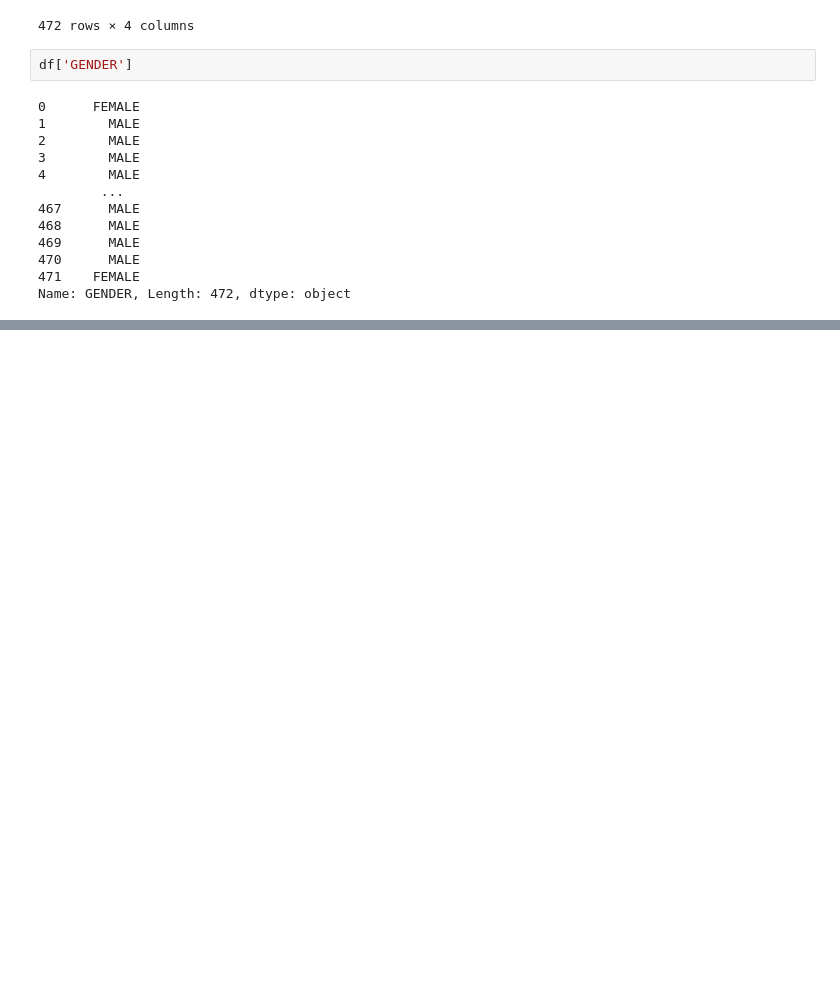
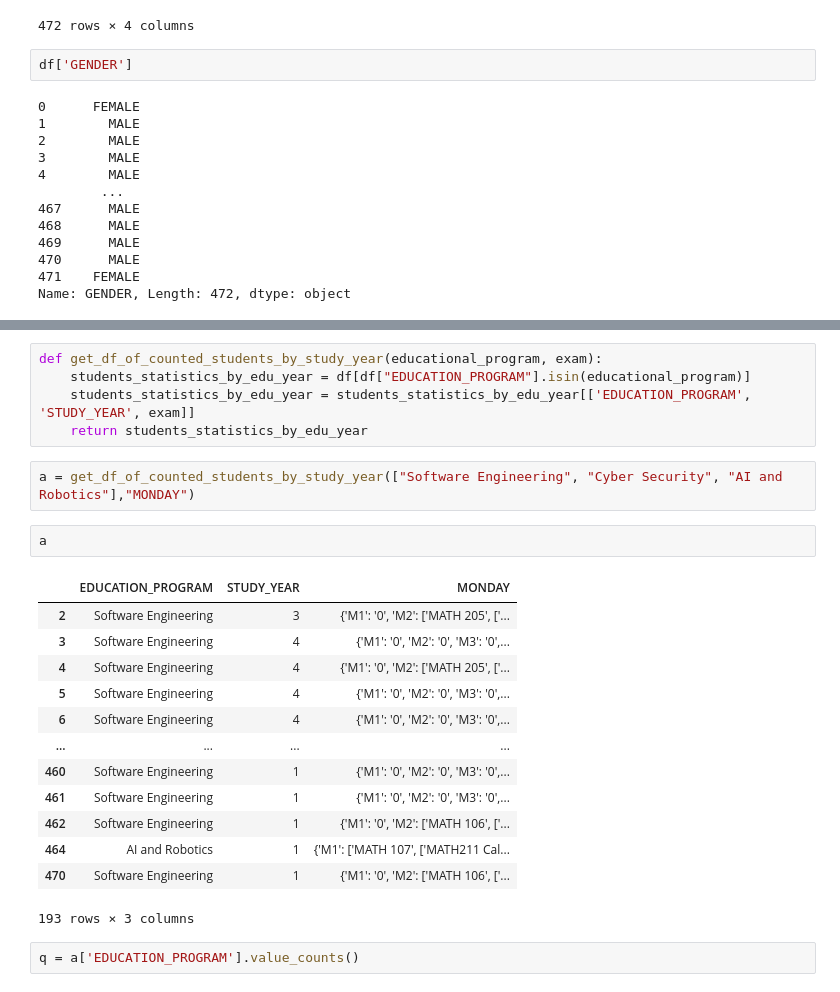
Before and after one commit to azamatzakirovch/resit_exam_data_visualization, a Jupyter notebook: students_data_review.ipynb, the cells around one changed output, grey strips where cells are left out. Drawn from its saved outputs; the diff is of its cells as text; blank space fills up the shorter version.

```diff
--- a/students_data_review.ipynb
+++ b/students_data_review.ipynb
@@ -328,0 +407,25 @@ Name: GENDER, Length: 472, dtype: object
+# %%
+def get_df_of_counted_students_by_study_year(educational_program, exam):
+    students_statistics_by_edu_year = df[df["EDUCATION_PROGRAM"].isin(educational_program)]
+    students_statistics_by_edu_year = students_statistics_by_edu_year[['EDUCATION_PROGRAM', 'STUDY_YEAR', exam]]
+    return students_statistics_by_edu_year
+# %%
+a = get_df_of_counted_students_by_study_year(["Software Engineering", "Cyber Security", "AI and Robotics"],"MONDAY")
+# %%
+a
+# %% [output]
+|  | EDUCATION_PROGRAM | STUDY_YEAR | MONDAY |
+| 2 | Software Engineering | 3 | {'M1': '0', 'M2': ['MATH 205', ['... |
+| 3 | Software Engineering | 4 | {'M1': '0', 'M2': '0', 'M3': '0',... |
+| 4 | Software Engineering | 4 | {'M1': '0', 'M2': ['MATH 205', ['... |
+| 5 | Software Engineering | 4 | {'M1': '0', 'M2': '0', 'M3': '0',... |
+| 6 | Software Engineering | 4 | {'M1': '0', 'M2': '0', 'M3': '0',... |
+| ... | ... | ... | ... |
+| 460 | Software Engineering | 1 | {'M1': '0', 'M2': '0', 'M3': '0',... |
+| 461 | Software Engineering | 1 | {'M1': '0', 'M2': '0', 'M3': '0',... |
+| 462 | Software Engineering | 1 | {'M1': '0', 'M2': ['MATH 106', ['... |
+| 464 | AI and Robotics | 1 | {'M1': ['MATH 107', ['MATH211 Cal... |
+| 470 | Software Engineering | 1 | {'M1': '0', 'M2': ['MATH 106', ['... |
+193 rows × 3 columns
+# %%
+q = a['EDUCATION_PROGRAM'].value_counts()
```
Also changed, not shown: parts of 12 cells of this notebook, 5 other files.
